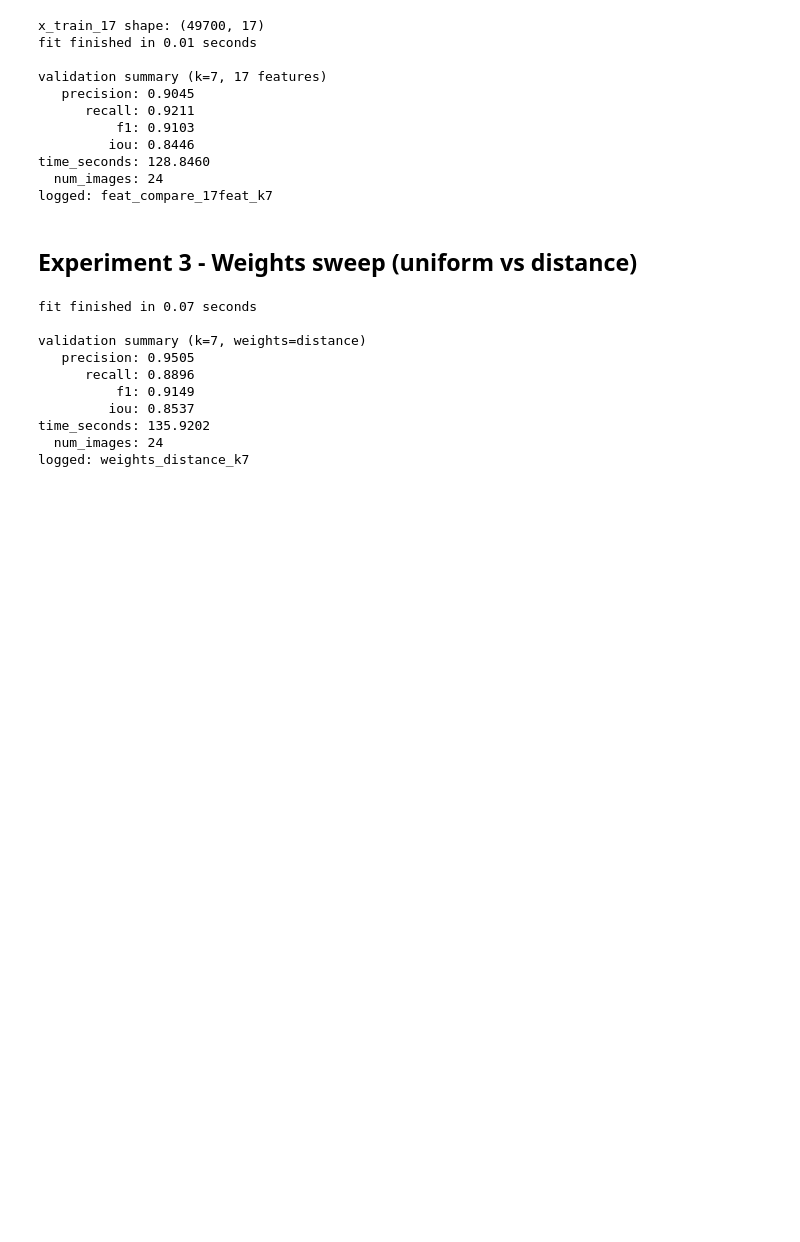
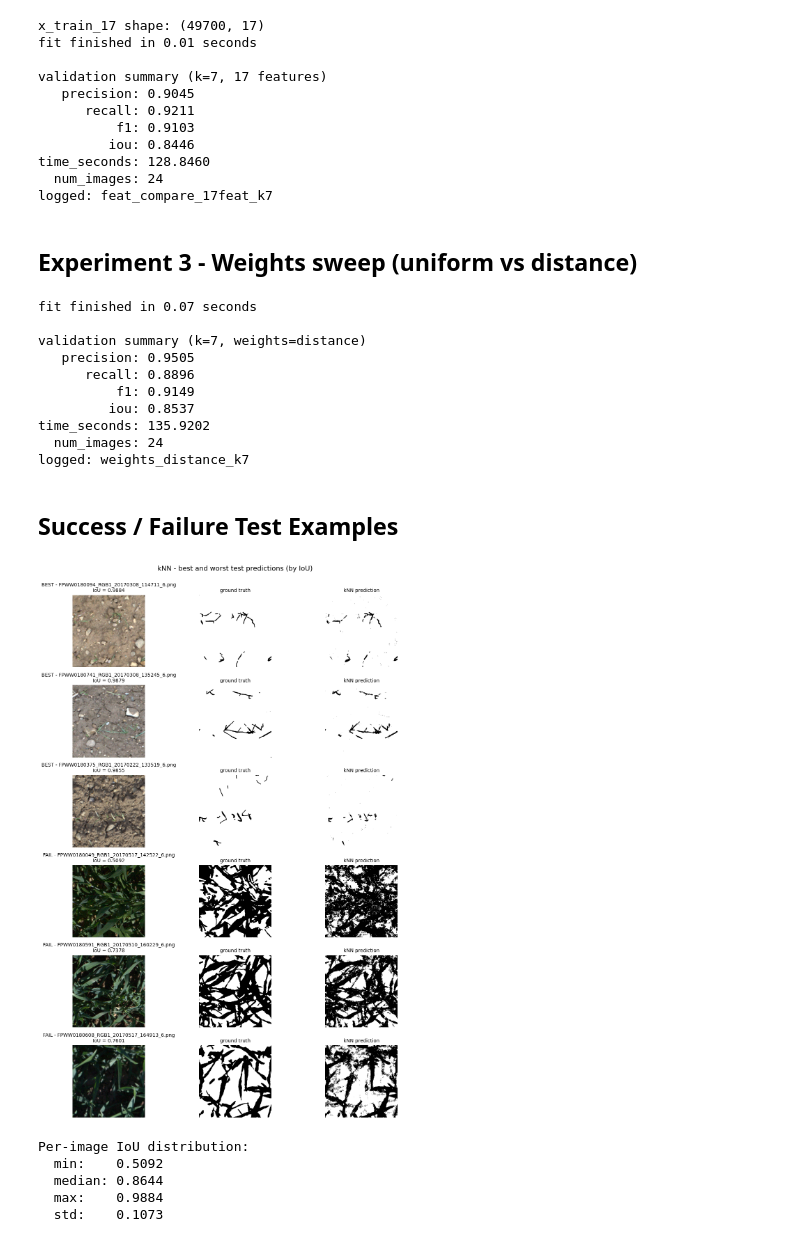
Before and after one commit to Magic-Master420/COMP9517-Group-Project, a Jupyter notebook: ml/bm/knn_implementation.ipynb, the cells around one changed output. Saved outputs shown, nothing was run; the diff lists cells and outputs as text; code cells hidden in the pictures; blank space fills up the shorter version.

Commit message:
random forest / knn - success & failure test example plots

```diff
--- a/ml/bm/knn_implementation.ipynb
+++ b/ml/bm/knn_implementation.ipynb
@@ -588,3 +588,53 @@ validation summary (k=7, weights=distance)
 time_seconds: 135.9202
   num_images: 24
 logged: weights_distance_k7
+# %% [markdown]
+## Success / Failure Test Examples
+# %%
+per_image_iou = np.array([
+    jaccard_score(gt.flatten(), pred.flatten(), zero_division=0)
+    for gt, pred in zip(test_gts, test_preds)
+])
+
+order = np.argsort(per_image_iou)
+worst_idx = order[:3]              # 3 worst (ascending IoU)
+best_idx = order[-3:][::-1]        # 3 best (descending IoU)
+
+rows = [("BEST", i) for i in best_idx] + [("FAIL", i) for i in worst_idx]
+
+fig, axes = plt.subplots(6, 3, figsize=(12, 16))
+
+for row, (label, idx) in enumerate(rows):
+    img = load_rgb_image(TEST_DIR / test_names[idx])
+    gt = test_gts[idx]
+    pred = test_preds[idx]
+    iou = per_image_iou[idx]
+
+    axes[row, 0].imshow(img)
+    axes[row, 0].set_title(f"{label} - {test_names[idx]}\nIoU = {iou:.4f}", fontsize=10)
+    axes[row, 0].axis("off")
+
+    axes[row, 1].imshow(gt, cmap="gray")
+    axes[row, 1].set_title("ground truth", fontsize=10)
+    axes[row, 1].axis("off")
+
+    axes[row, 2].imshow(pred, cmap="gray")
+    axes[row, 2].set_title("kNN prediction", fontsize=10)
+    axes[row, 2].axis("off")
+
+plt.suptitle("kNN - best and worst test predictions (by IoU)", fontsize=14, y=1.00)
+plt.tight_layout()
+plt.show()
+
+print("Per-image IoU distribution:")
+print(f"  min:    {per_image_iou.min():.4f}")
+print(f"  median: {np.median(per_image_iou):.4f}")
+print(f"  max:    {per_image_iou.max():.4f}")
+print(f"  std:    {per_image_iou.std():.4f}")
+# %% [output]
+[figure, added]
+Per-image IoU distribution:
+  min:    0.5092
+  median: 0.8644
+  max:    0.9884
+  std:    0.1073
```
Also changed, not shown: 1 other file.
